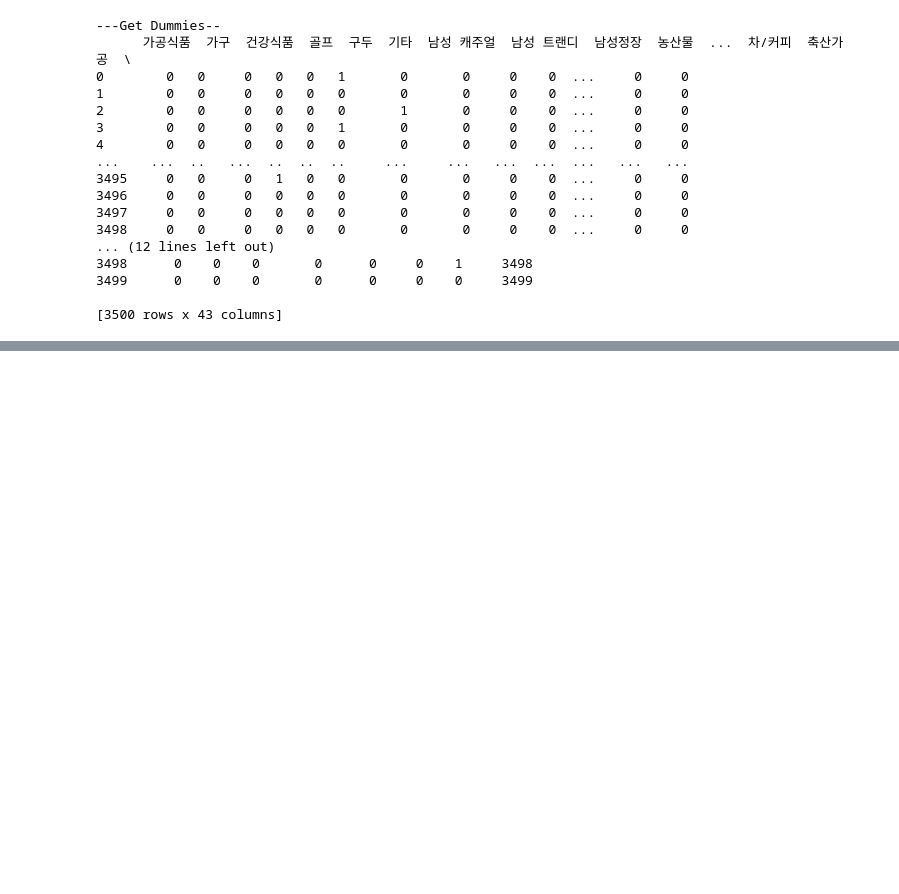
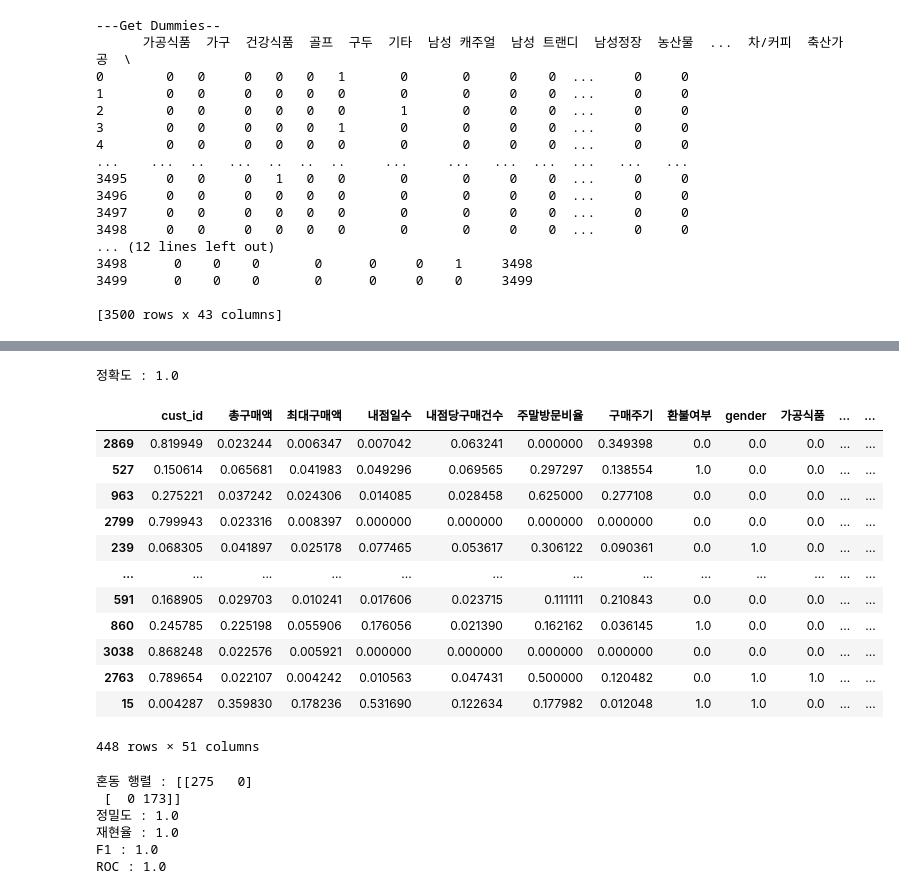
Before and after one commit to hiroykim/bda-test, a Jupyter notebook: src/exam3-1.ipynb, the cells around one changed output, grey strips where cells are left out. Cells and saved outputs as stored; diff of their text form; code cells hidden in the pictures; blank space fills up the shorter version.

```diff
--- a/src/exam3-1.ipynb
+++ b/src/exam3-1.ipynb
@@ -131,0 +315,23 @@ make_model()
+# %%
+from sklearn.metrics import accuracy_score
+
+predict = lg_model.predict(X_test)
+print("정확도 : {}".format(accuracy_score(y_test, predict)))
+# %% [output]
+정확도 : 1.0
+# %%
+X_train[:X_test.shape[0]]
+# %% [output]
+|  | cust_id | 총구매액 | 최대구매액 | 내점일수 | 내점당구매건수 | 주말방문비율 | 구매주기 | 환불여부 | gender | 가공식품 | ... | ... |
+| 2869 | 0.819949 | 0.023244 | 0.006347 | 0.007042 | 0.063241 | 0.000000 | 0.349398 | 0.0 | 0.0 | 0.0 | ... | ... |
+| 527 | 0.150614 | 0.065681 | 0.041983 | 0.049296 | 0.069565 | 0.297297 | 0.138554 | 1.0 | 0.0 | 0.0 | ... | ... |
+| 963 | 0.275221 | 0.037242 | 0.024306 | 0.014085 | 0.028458 | 0.625000 | 0.277108 | 0.0 | 0.0 | 0.0 | ... | ... |
+| 2799 | 0.799943 | 0.023316 | 0.008397 | 0.000000 | 0.000000 | 0.000000 | 0.000000 | 0.0 | 0.0 | 0.0 | ... | ... |
+| 239 | 0.068305 | 0.041897 | 0.025178 | 0.077465 | 0.053617 | 0.306122 | 0.090361 | 0.0 | 1.0 | 0.0 | ... | ... |
+| ... | ... | ... | ... | ... | ... | ... | ... | ... | ... | ... | ... | ... |
+| 591 | 0.168905 | 0.029703 | 0.010241 | 0.017606 | 0.023715 | 0.111111 | 0.210843 | 0.0 | 0.0 | 0.0 | ... | ... |
+| 860 | 0.245785 | 0.225198 | 0.055906 | 0.176056 | 0.021390 | 0.162162 | 0.036145 | 1.0 | 0.0 | 0.0 | ... | ... |
+| 3038 | 0.868248 | 0.022576 | 0.005921 | 0.000000 | 0.000000 | 0.000000 | 0.000000 | 0.0 | 0.0 | 0.0 | ... | ... |
+| 2763 | 0.789654 | 0.022107 | 0.004242 | 0.010563 | 0.047431 | 0.500000 | 0.120482 | 0.0 | 1.0 | 1.0 | ... | ... |
+| 15 | 0.004287 | 0.359830 | 0.178236 | 0.531690 | 0.122634 | 0.177982 | 0.012048 | 1.0 | 1.0 | 0.0 | ... | ... |
+448 rows × 51 columns
@@ -131,0 +340,19 @@ make_model()
+# %%
+confmat = confusion_matrix(y_test, predict)
+p_score = precision_score(y_test, predict)
+r_score = recall_score(y_test, predict)
+f1 = f1_score(y_test, predict)
+roc_auc = roc_auc_score(y_test, predict)
+
+print("혼동 행렬 : {}".format(confmat))
+print("정밀도 : {}".format(p_score))
+print("재현율 : {}".format(r_score))
+print("F1 : {}".format(f1))
+print("ROC : {}".format(roc_auc))
+# %% [output]
+혼동 행렬 : [[275   0]
+ [  0 173]]
+정밀도 : 1.0
+재현율 : 1.0
+F1 : 1.0
+ROC : 1.0
```
Also changed, not shown: parts of 16 cells of this notebook, 1 other file.
